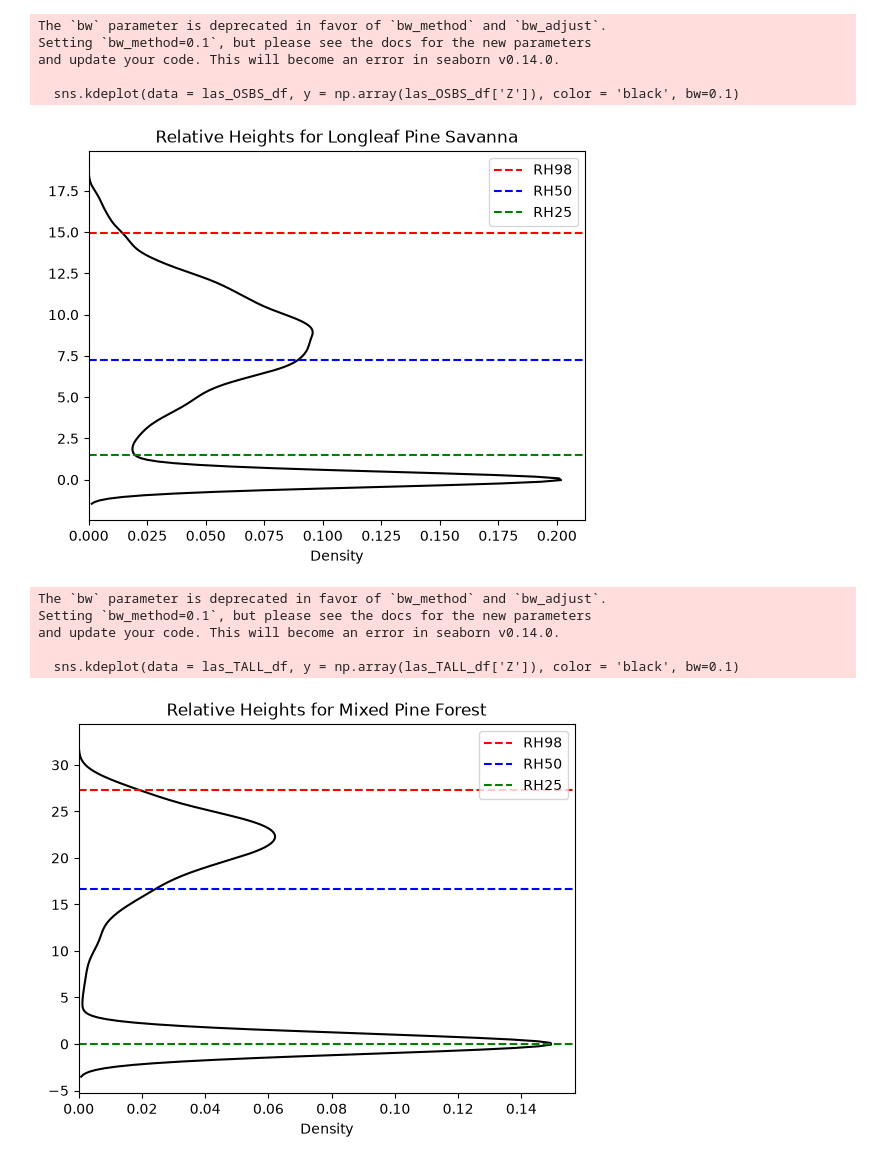
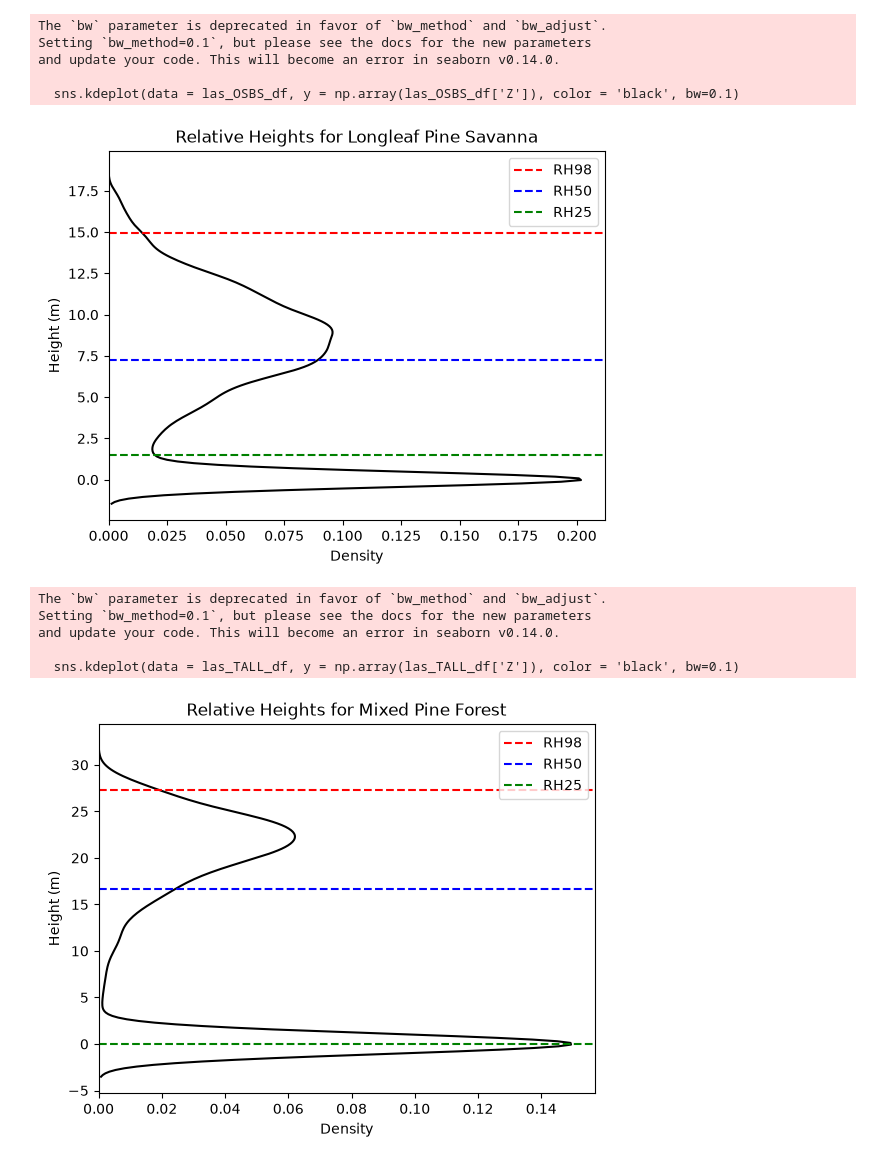
Before and after one commit to rgizzo/weblidar-forest-structure, a Jupyter notebook: notebooks/analysis.ipynb, the cells around one changed output. Saved outputs shown, nothing was run; the diff lists cells and outputs as text; code cells hidden in the pictures.

```diff
--- a/notebooks/analysis.ipynb
+++ b/notebooks/analysis.ipynb
@@ -58,6 +61,7 @@ sns.kdeplot(data = las_BART_df, y = np.array(las_BART_df['Z']), color = 'black',
 plt.axhline(y = las_BART_df["Z"].quantile(0.98), color='red', linestyle='--', label = 'RH98')
 plt.axhline(y = las_BART_df["Z"].quantile(0.50), color='blue', linestyle='--', label = 'RH50')
 plt.axhline(y = las_BART_df["Z"].quantile(0.25), color='green', linestyle='--', label = 'RH25')
+plt.ylabel("Height (m)")
 plt.title("Relative Heights for Old Growth Deciduous Forest")
 plt.legend()
 plt.show()
@@ -66,6 +70,7 @@ sns.kdeplot(data = las_OSBS_df, y = np.array(las_OSBS_df['Z']), color = 'black',
 plt.axhline(y = las_OSBS_df["Z"].quantile(0.98), color='red', linestyle='--', label = 'RH98')
 plt.axhline(y = las_OSBS_df["Z"].quantile(0.50), color='blue', linestyle='--', label = 'RH50')
 plt.axhline(y = las_OSBS_df["Z"].quantile(0.25), color='green', linestyle='--', label = 'RH25')
+plt.ylabel("Height (m)")
 plt.title("Relative Heights for Longleaf Pine Savanna")
 plt.legend()
 plt.show()
@@ -74,6 +79,7 @@ sns.kdeplot(data = las_TALL_df, y = np.array(las_TALL_df['Z']), color = 'black',
 plt.axhline(y = las_TALL_df["Z"].quantile(0.98), color='red', linestyle='--', label = 'RH98')
 plt.axhline(y = las_TALL_df["Z"].quantile(0.50), color='blue', linestyle='--', label = 'RH50')
 plt.axhline(y = las_TALL_df["Z"].quantile(0.25), color='green', linestyle='--', label = 'RH25')
+plt.ylabel("Height (m)")
 plt.title("Relative Heights for Mixed Pine Forest")
 plt.legend()
 plt.show()
@@ -87,12 +93,12 @@ and update your code. This will become an error in seaborn v0.14.0.
 The `bw` parameter is deprecated in favor of `bw_method` and `bw_adjust`.
 Setting `bw_method=0.1`, but please see the docs for the new parameters
 and update your code. This will become an error in seaborn v0.14.0.
 
   sns.kdeplot(data = las_OSBS_df, y = np.array(las_OSBS_df['Z']), color = 'black', bw=0.1)
-[figure, old version]
+[figure, new version]
 The `bw` parameter is deprecated in favor of `bw_method` and `bw_adjust`.
 Setting `bw_method=0.1`, but please see the docs for the new parameters
 and update your code. This will become an error in seaborn v0.14.0.
 
   sns.kdeplot(data = las_TALL_df, y = np.array(las_TALL_df['Z']), color = 'black', bw=0.1)
-[figure, old version]
+[figure, new version]
```
Also changed, not shown: parts of 2 cells of this notebook, 3 other files.
